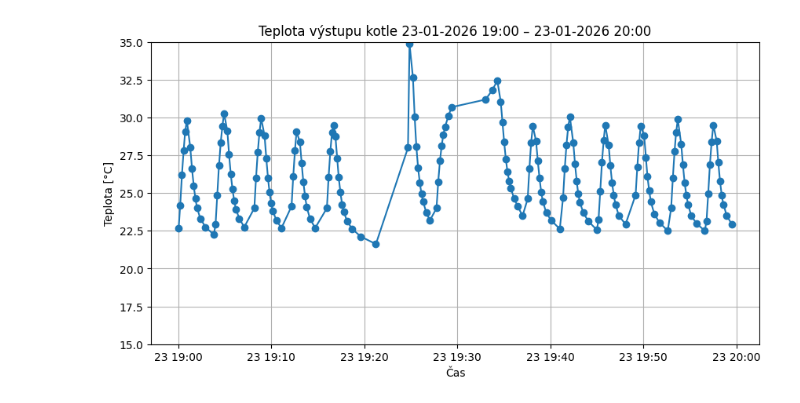
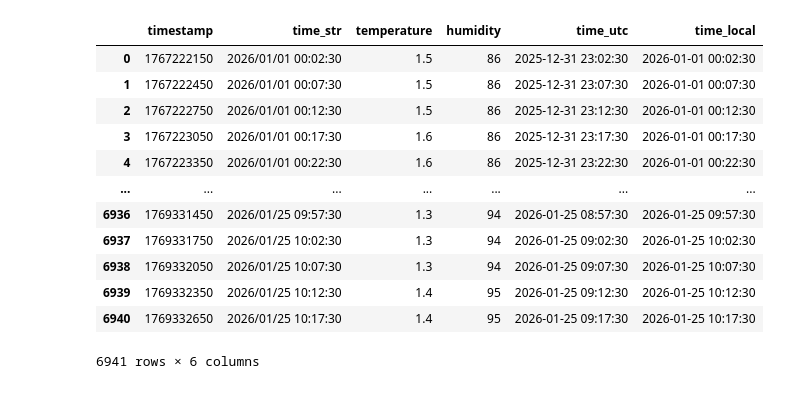
Before and after one commit to MarekCoderslab/Teploty_kotle, a Jupyter notebook: Teplota_kotle.ipynb, the cells around one changed output. Cells and saved outputs as stored; diff of their text form; code cells hidden in the pictures.

```diff
--- a/Teplota_kotle.ipynb
+++ b/Teplota_kotle.ipynb
@@ -61,39 +61,35 @@ plt.show()
-# %%
-import pandas as pd
-import matplotlib.pyplot as plt
-
-# Načtení CSV bez hlavičky
-df = pd.read_csv("teplota_log.csv", header=None)
-df.columns = ["Time", "Value"]
-
-# Čištění
-df = df.dropna(subset=["Value"])
-df["Time"] = pd.to_datetime(df["Time"])
-df = df.sort_values("Time")
-
-# Parametry
-y_min, y_max = 15, 35
-window_hours = 1
-
-# Nastav si hodinu, kterou chceš zobrazit
-start_hour = 4.651667   # 0 = první hodina, 1 = druhá, 2 = třetí...
-
-# Výpočet časového okna
-start_time = df["Time"].min() + pd.Timedelta(hours=start_hour)
-end_time = start_time + pd.Timedelta(hours=window_hours)
-
-# Výběr dat
-sub = df[(df["Time"] >= start_time) & (df["Time"] <= end_time)]
-
-# Graf
-plt.figure(figsize=(10,5))
-plt.plot(sub["Time"], sub["Value"], marker="o")
-plt.ylim(y_min, y_max)
-# plt.title(f"Teplota {start_time} – {end_time}")
-plt.title(f"Teplota výstupu kotle {start_time.strftime('%d-%m-%Y %H:%M')} – {end_time.strftime('%d-%m-%Y %H:%M')}")
-plt.xlabel("Čas")
-plt.ylabel("Teplota [°C]")
-plt.grid(True)
-plt.show()
-# %% [output]
-[figure, removed]
+# %%
+import pandas as pd
+
+path = "/Users/Marek/Library/Mobile Documents/com~apple~CloudDocs/Documents/GitHub/Teploty_kotle/Weather.csv"
+
+# Přeskočíme prvních 5 řádků, kde nejsou data
+df_netatmo = pd.read_csv(path, skiprows=5)
+
+# Oprava názvů sloupců
+df_netatmo.columns = ["timestamp", "time_str", "temperature", "humidity", "empty"]
+
+# Odstranění prázdného sloupce
+df_netatmo = df_netatmo.drop(columns=["empty"])
+
+# Převod timestamp → datetime
+df_netatmo["time_utc"] = pd.to_datetime(df_netatmo["timestamp"], unit="s")
+
+# Převod textového času → datetime
+df_netatmo["time_local"] = pd.to_datetime(df_netatmo["time_str"])
+
+df_netatmo
+# %% [output]
+|  | timestamp | time_str | temperature | humidity | time_utc | time_local |
+| 0 | 1767222150 | 2026/01/01 00:02:30 | 1.5 | 86 | 2025-12-31 23:02:30 | 2026-01-01 00:02:30 |
+| 1 | 1767222450 | 2026/01/01 00:07:30 | 1.5 | 86 | 2025-12-31 23:07:30 | 2026-01-01 00:07:30 |
+| 2 | 1767222750 | 2026/01/01 00:12:30 | 1.5 | 86 | 2025-12-31 23:12:30 | 2026-01-01 00:12:30 |
+| 3 | 1767223050 | 2026/01/01 00:17:30 | 1.6 | 86 | 2025-12-31 23:17:30 | 2026-01-01 00:17:30 |
+| 4 | 1767223350 | 2026/01/01 00:22:30 | 1.6 | 86 | 2025-12-31 23:22:30 | 2026-01-01 00:22:30 |
+| ... | ... | ... | ... | ... | ... | ... |
+| 6936 | 1769331450 | 2026/01/25 09:57:30 | 1.3 | 94 | 2026-01-25 08:57:30 | 2026-01-25 09:57:30 |
+| 6937 | 1769331750 | 2026/01/25 10:02:30 | 1.3 | 94 | 2026-01-25 09:02:30 | 2026-01-25 10:02:30 |
+| 6938 | 1769332050 | 2026/01/25 10:07:30 | 1.3 | 94 | 2026-01-25 09:07:30 | 2026-01-25 10:07:30 |
+| 6939 | 1769332350 | 2026/01/25 10:12:30 | 1.4 | 95 | 2026-01-25 09:12:30 | 2026-01-25 10:12:30 |
+| 6940 | 1769332650 | 2026/01/25 10:17:30 | 1.4 | 95 | 2026-01-25 09:17:30 | 2026-01-25 10:17:30 |
+6941 rows × 6 columns
```
Also changed, not shown: parts of 5 cells of this notebook, 12 other files.
